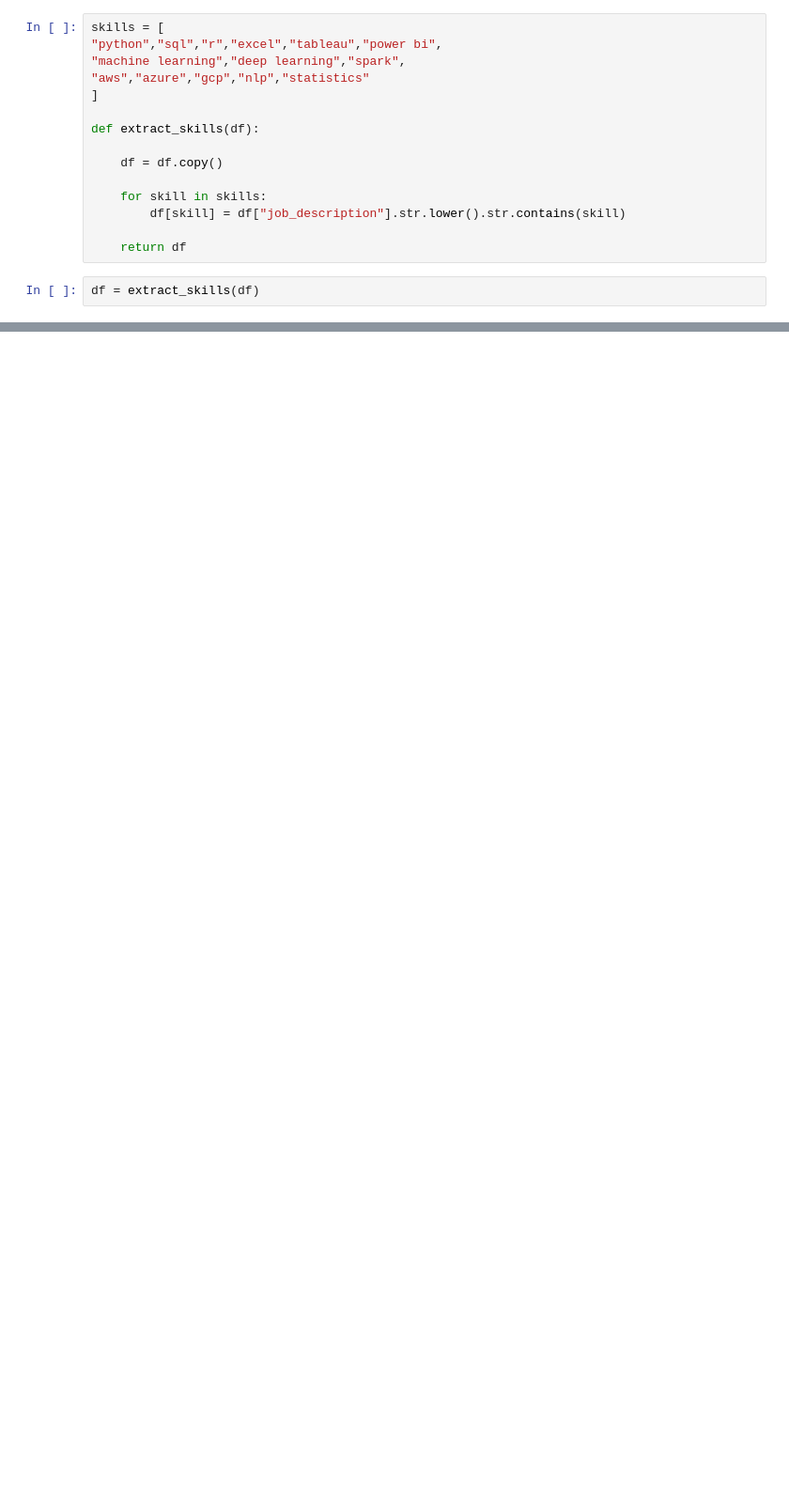
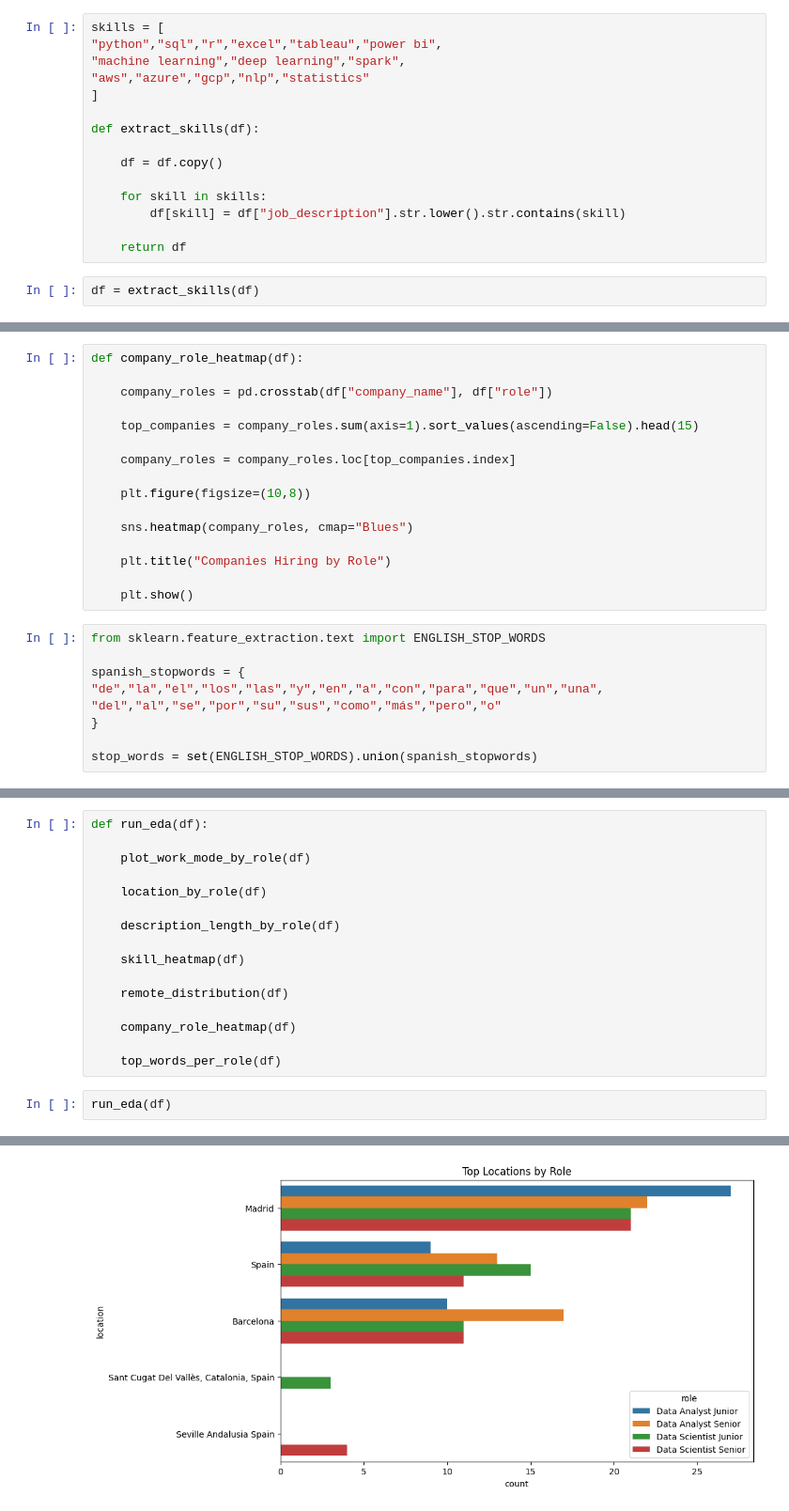
Before and after one commit to gail-mar/final_project, a Jupyter notebook: EDA/EDA.ipynb, the cells around one changed output, grey strips where cells are left out. Shown at 94% size. Drawn from its saved outputs; the diff is of its cells as text; blank space fills up the shorter version.

```diff
--- a/EDA/EDA.ipynb
+++ b/EDA/EDA.ipynb
@@ -495,0 +528,25 @@ def skill_heatmap(df):
+# %%
+def company_role_heatmap(df):
+
+    company_roles = pd.crosstab(df["company_name"], df["role"])
+
+    top_companies = company_roles.sum(axis=1).sort_values(ascending=False).head(15)
+
+    company_roles = company_roles.loc[top_companies.index]
+
+    plt.figure(figsize=(10,8))
+
+    sns.heatmap(company_roles, cmap="Blues")
+
+    plt.title("Companies Hiring by Role")
+
+    plt.show()
+# %%
+from sklearn.feature_extraction.text import ENGLISH_STOP_WORDS
+
+spanish_stopwords = {
+"de","la","el","los","las","y","en","a","con","para","que","un","una",
+"del","al","se","por","su","sus","como","más","pero","o"
+}
+
+stop_words = set(ENGLISH_STOP_WORDS).union(spanish_stopwords)
@@ -495,0 +584,19 @@ def skill_heatmap(df):
+# %%
+def run_eda(df):
+
+    plot_work_mode_by_role(df)
+
+    location_by_role(df)
+
+    description_length_by_role(df)
+
+    skill_heatmap(df)
+
+    remote_distribution(df)
+
+    company_role_heatmap(df)
+
+    top_words_per_role(df)
+# %%
+run_eda(df)
+# %% [output]
@@ -495,0 +604 @@ def skill_heatmap(df):
+[figure, added]
```
Also changed, not shown: parts of 14 cells of this notebook, 1 other file.
